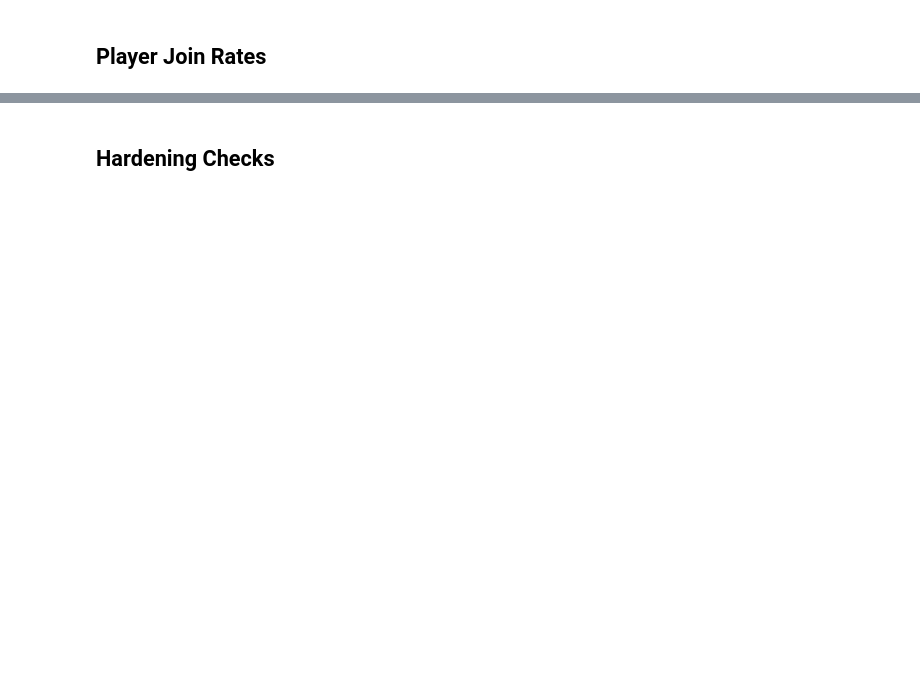
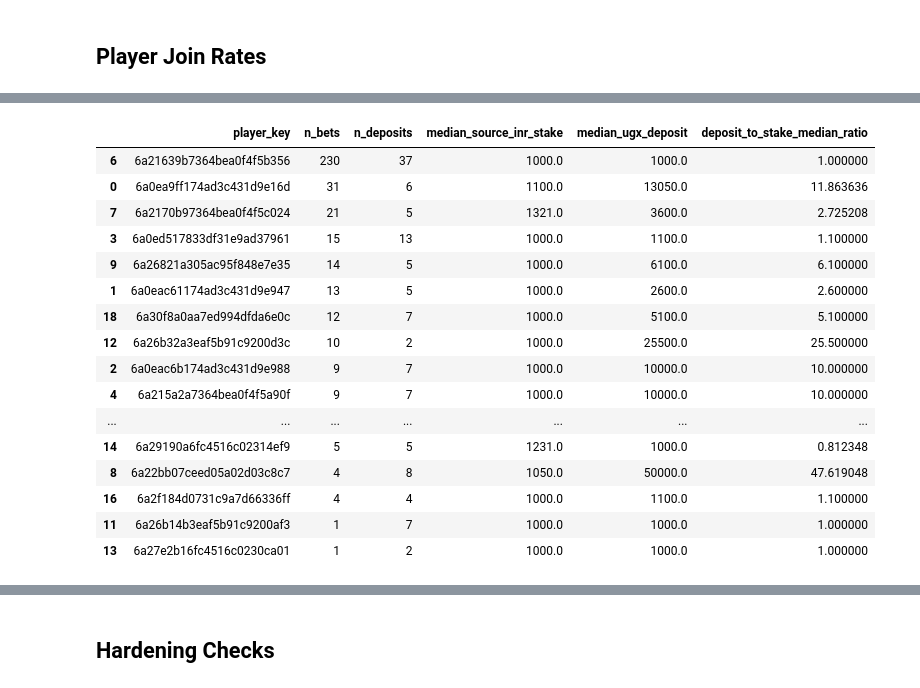
Before and after one commit to AyushDubeyaquagaming/Fraud-Detection-FS-Book, a Jupyter notebook: notebooks/02_flatten.ipynb, the cells around one changed output, grey strips where cells are left out. Saved outputs shown, nothing was run; the diff lists cells and outputs as text; code cells hidden in the pictures; blank space fills up the shorter version.

```diff
--- a/notebooks/02_flatten.ipynb
+++ b/notebooks/02_flatten.ipynb
@@ -206,0 +209,68 @@ pd.DataFrame(join_rows).sort_values("table")
+# %%
+bets_frame = frames["bets"]
+money_frame = frames["money"]
+
+raw_inr_bets = bets_frame[bets_frame["source_currency"].astype("string").str.upper() == "INR"].copy()
+ugx_deposits = money_frame[
+    (money_frame["txn_type"] == "DEPOSIT")
+    & (money_frame["currency"].astype("string").str.upper() == "UGX")
+].copy()
+same_players = sorted(
+    set(raw_inr_bets.loc[raw_inr_bets["player_key"].notna(), "player_key"])
+    & set(ugx_deposits.loc[ugx_deposits["player_key"].notna(), "player_key"])
+)
+
+currency_rows = []
+for player_key in same_players:
+    player_bets = raw_inr_bets.loc[raw_inr_bets["player_key"] == player_key, "stake"].dropna().astype(float)
+    player_deposits = ugx_deposits.loc[ugx_deposits["player_key"] == player_key, "amount"].dropna().astype(float)
+    if player_bets.empty or player_deposits.empty:
+        continue
+    currency_rows.append(
+        {
+            "player_key": player_key,
+            "n_bets": len(player_bets),
+            "n_deposits": len(player_deposits),
+            "median_source_inr_stake": player_bets.median(),
+            "median_ugx_deposit": player_deposits.median(),
+            "deposit_to_stake_median_ratio": player_deposits.median() / player_bets.median()
+            if player_bets.median()
+            else None,
+        }
+    )
+
+currency_check = pd.DataFrame(currency_rows)
+print(f"same_player_count={len(currency_check)}")
+display(currency_check.sort_values(["n_bets", "n_deposits"], ascending=False).head(20))
+
+stake_quantiles = raw_inr_bets["stake"].dropna().astype(float).quantile([0, 0.1, 0.25, 0.5, 0.75, 0.9, 1])
+deposit_quantiles = ugx_deposits.loc[ugx_deposits["player_key"].isin(same_players), "amount"].dropna().astype(float).quantile([0, 0.1, 0.25, 0.5, 0.75, 0.9, 1])
+print("source INR bet stake quantiles")
+print(stake_quantiles.to_string())
+print("UGX deposit quantiles for same players")
+print(deposit_quantiles.to_string())
+
+bet_values = set(raw_inr_bets["stake"].dropna().astype(float).unique())
+deposit_values = set(ugx_deposits.loc[ugx_deposits["player_key"].isin(same_players), "amount"].dropna().astype(float).unique())
+overlap_values = sorted(bet_values & deposit_values)
+print("overlapping stake/deposit denominations", overlap_values[:20])
+print("flattened bet currencies", sorted(bets_frame["currency"].dropna().astype(str).unique()))
+print("source bet currencies", sorted(bets_frame["source_currency"].dropna().astype(str).unique()))
+
+if raw_inr_bets.empty or currency_check.empty:
+    raise AssertionError("Currency verification requires INR-source bets and same-player UGX deposits.")
+
+median_deposit_to_stake = deposit_quantiles.loc[0.5] / stake_quantiles.loc[0.5]
+if 20 <= median_deposit_to_stake <= 45:
+    raise AssertionError(
+        "INR bet amounts look FX-scaled versus UGX deposits; stop before relabeling. "
+        f"median deposit/stake ratio={median_deposit_to_stake:.2f}"
+    )
+if not overlap_values:
+    raise AssertionError("No shared denominations between source-INR stakes and UGX deposits; stop before relabeling.")
+
+print(
+    "Outcome: source INR bet amounts are UGX-like denominations, not ~31x FX-scaled; "
+    "currency normalized to UGX by relabel only."
+)
+# %% [output]
@@ -206,0 +278,17 @@ pd.DataFrame(join_rows).sort_values("table")
+|  | player_key | n_bets | n_deposits | median_source_inr_stake | median_ugx_deposit | deposit_to_stake_median_ratio |
+| 6 | 6a21639b7364bea0f4f5b356 | 230 | 37 | 1000.0 | 1000.0 | 1.000000 |
+| 0 | 6a0ea9ff174ad3c431d9e16d | 31 | 6 | 1100.0 | 13050.0 | 11.863636 |
+| 7 | 6a2170b97364bea0f4f5c024 | 21 | 5 | 1321.0 | 3600.0 | 2.725208 |
+| 3 | 6a0ed517833df31e9ad37961 | 15 | 13 | 1000.0 | 1100.0 | 1.100000 |
+| 9 | 6a26821a305ac95f848e7e35 | 14 | 5 | 1000.0 | 6100.0 | 6.100000 |
+| 1 | 6a0eac61174ad3c431d9e947 | 13 | 5 | 1000.0 | 2600.0 | 2.600000 |
+| 18 | 6a30f8a0aa7ed994dfda6e0c | 12 | 7 | 1000.0 | 5100.0 | 5.100000 |
+| 12 | 6a26b32a3eaf5b91c9200d3c | 10 | 2 | 1000.0 | 25500.0 | 25.500000 |
+| 2 | 6a0eac6b174ad3c431d9e988 | 9 | 7 | 1000.0 | 10000.0 | 10.000000 |
+| 4 | 6a215a2a7364bea0f4f5a90f | 9 | 7 | 1000.0 | 10000.0 | 10.000000 |
+| ... | ... | ... | ... | ... | ... | ... |
+| 14 | 6a29190a6fc4516c02314ef9 | 5 | 5 | 1231.0 | 1000.0 | 0.812348 |
+| 8 | 6a22bb07ceed05a02d03c8c7 | 4 | 8 | 1050.0 | 50000.0 | 47.619048 |
+| 16 | 6a2f184d0731c9a7d66336ff | 4 | 4 | 1000.0 | 1100.0 | 1.100000 |
+| 11 | 6a26b14b3eaf5b91c9200af3 | 1 | 7 | 1000.0 | 1000.0 | 1.000000 |
+| 13 | 6a27e2b16fc4516c0230ca01 | 1 | 2 | 1000.0 | 1000.0 | 1.000000 |
```
Also changed, not shown: parts of 11 cells of this notebook, 6 other files.
